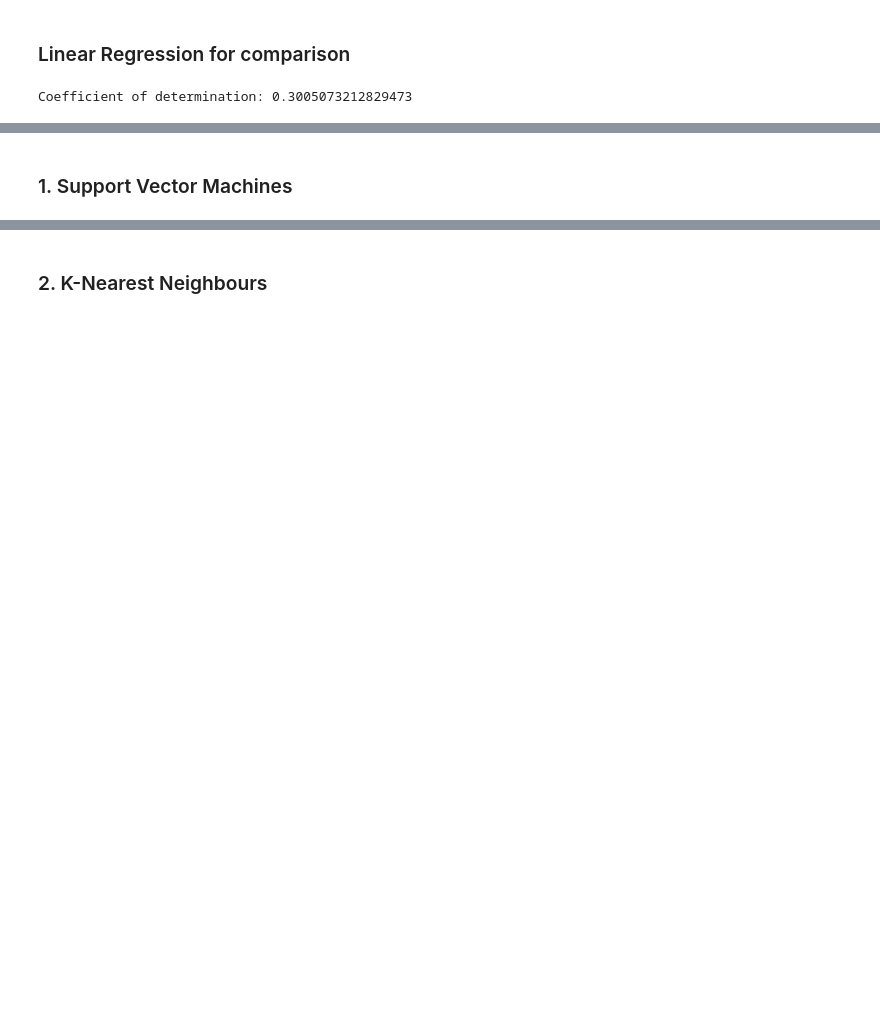
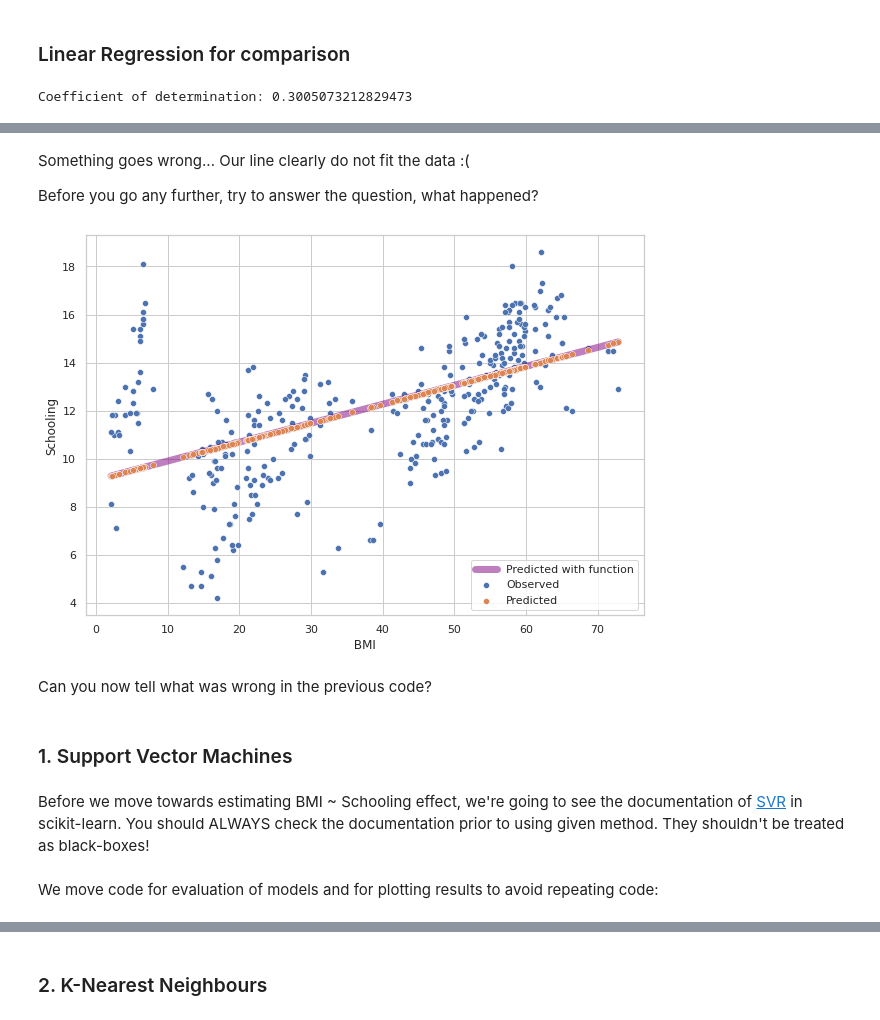
Before and after one commit to abelowska/eegML, a Jupyter notebook: Classes_04_nonlinear_regression_pipelines.ipynb, the cells around one changed output, grey strips where cells are left out. Drawn from its saved outputs; the diff is of its cells as text; code cells hidden in the pictures; blank space fills up the shorter version.

```diff
--- a/Classes_04_nonlinear_regression_pipelines.ipynb
+++ b/Classes_04_nonlinear_regression_pipelines.ipynb
@@ -348,2 +399,37 @@ plt.scatter(X_test, y_test) # observed
+# %% [markdown]
+Something goes wrong... Our line clearly do not fit the data :(
+
+Before you go any further, try to answer the question, what happened?
+# %%
+# create 100 x-es from X_test min to X_test max
+X = np.linspace(X_test.min(),X_test.max(),100)
+
+scaler = pipe[0]
+X_scaled = scaler.transform(X)
+
+# calculate y accodring to the coeffs
+y = intercept + X_scaled*slope
+
+# insert X and y to the df
+function_data_df = pd.concat([pd.DataFrame(X), pd.DataFrame(y)], axis=1)
+function_data_df.columns=["X", "y"]
+
+# plot results
+sns.scatterplot(data = test_data_df, x = " BMI ", y = "Schooling", label="Observed") # observed
+sns.scatterplot(data=test_data_df, x = " BMI ", y = "Predicted", label="Predicted", zorder=4) # predicted
+sns.lineplot(data = function_data_df,
+             x = "X",
+             y = "y",
+             color="purple",
+             alpha=0.5,
+             linewidth=7,
+             label = "Predicted with function"
+             )
+
+fig = plt.legend()
+# %% [output]
+[figure, added]
+# %% [markdown]
+Can you now tell what was wrong in the previous code?
 # %% [markdown]
 ### 1. Support Vector Machines
@@ -353 +436,5 @@ svm = SVR()
+# %% [markdown]
+Before we move towards estimating BMI ~ Schooling effect, we're going to see the documentation of [SVR](https://scikit-learn.org/stable/modules/generated/sklearn.svm.SVR.html) in scikit-learn. You should ALWAYS check the documentation prior to using given method. They shouldn't be treated as black-boxes!
+# %% [markdown]
+We move code for evaluation of models and for plotting results to avoid repeating code:
 # %%
```
Also changed, not shown: parts of 54 cells of this notebook.
